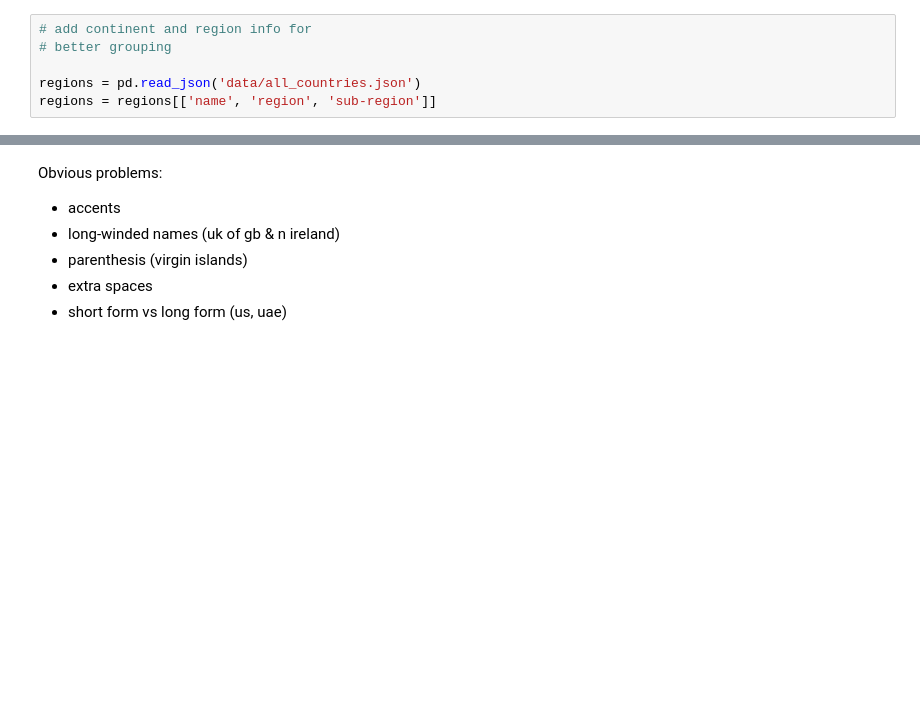
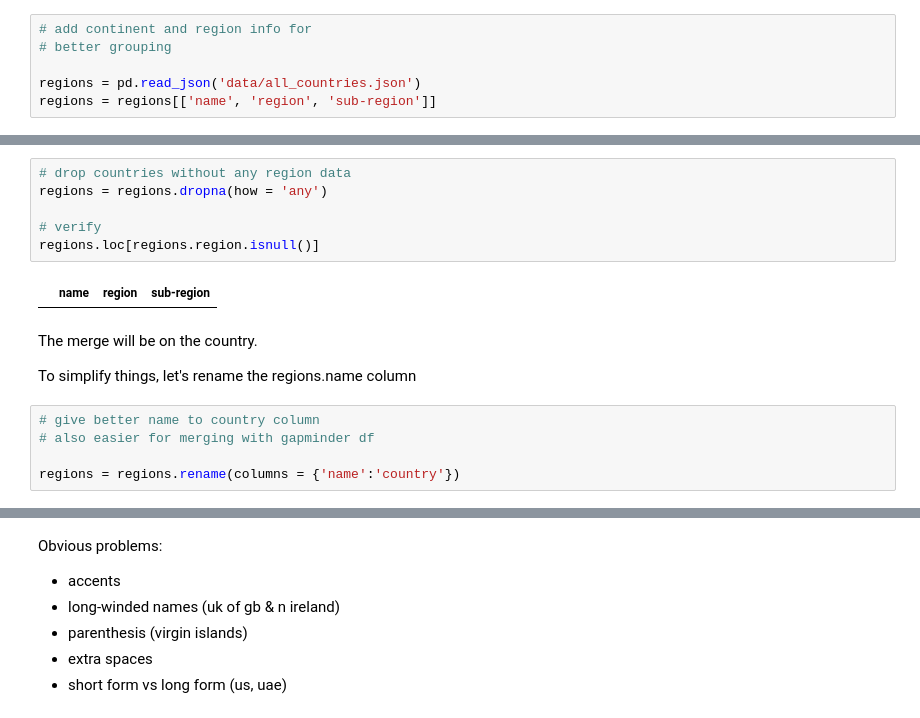
Before and after one commit to limegimlet/data_analysis_gapminder_co2, a Jupyter notebook: gapminder/investigate_gapminder_co2_data.ipynb, the cells around one changed output, grey strips where cells are left out. Cells and saved outputs as stored; diff of their text form; blank space fills up the shorter version.

Commit message:
chore: remove all-null rows from regions & co2 df

```diff
--- a/gapminder/investigate_gapminder_co2_data.ipynb
+++ b/gapminder/investigate_gapminder_co2_data.ipynb
@@ -309,0 +328,17 @@ regions
+# %%
+# drop countries without any region data
+regions = regions.dropna(how = 'any')
+
+# verify
+regions.loc[regions.region.isnull()]
+# %% [output]
+|  | name | region | sub-region |
+# %% [markdown]
+The merge will be on the country.
+
+To simplify things, let's rename the regions.name column
+# %%
+# give better name to country column
+# also easier for merging with gapminder df
+
+regions = regions.rename(columns = {'name':'country'})
```
Also changed, not shown: parts of 14 cells of this notebook.
